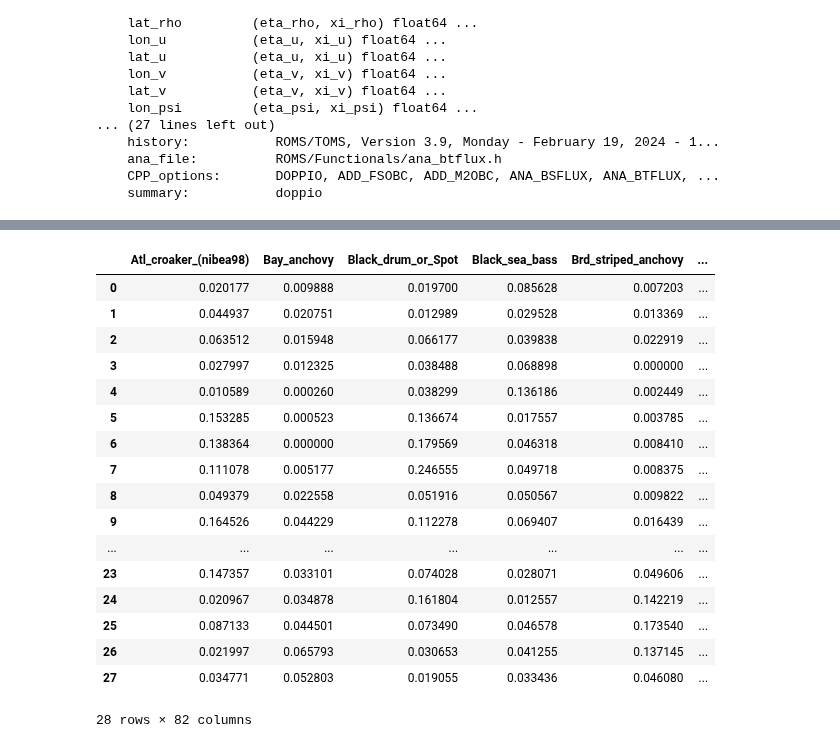
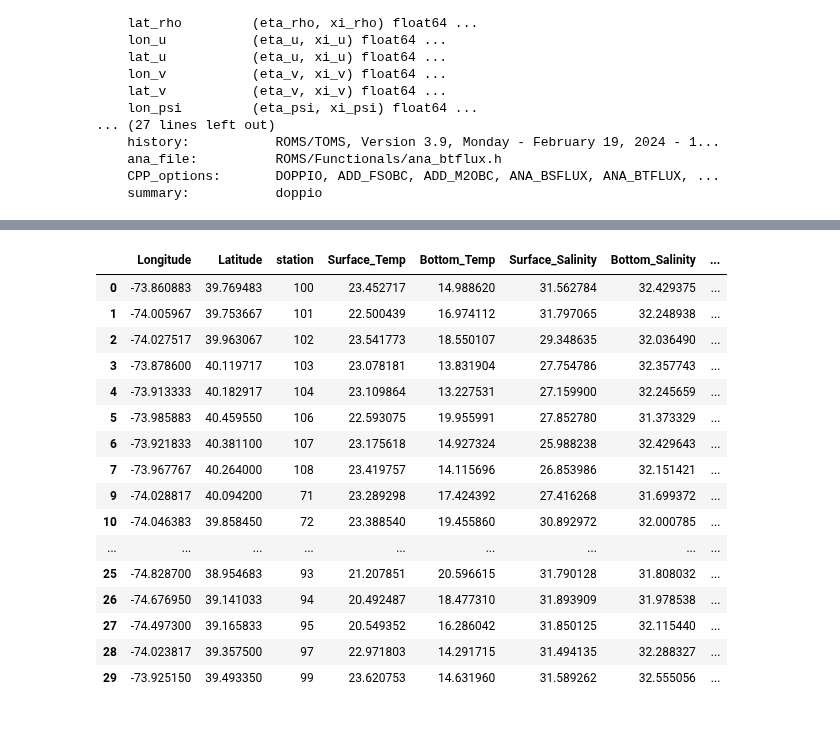
Before and after one commit to henrysun9074/fishics, a Jupyter notebook: models/q2a_seasons.ipynb, the cells around one changed output, grey strips where cells are left out. Saved outputs shown, nothing was run; the diff lists cells and outputs as text; code cells hidden in the pictures.

```diff
--- a/models/q2a_seasons.ipynb
+++ b/models/q2a_seasons.ipynb
@@ -83,10 +105,9 @@ Coordinates:
 # %%
-ds = ds.sel(ocean_time = '2023-06-01', method = 'nearest')
-ds
 
 points_df = pd.read_excel("/Users/henrysun_1/Desktop/Duke/2024-2025/Summer 2024/fishics/data/q2a_sites.xlsx")  # Replace "points.xlsx" with the path to your Excel file
 points_df = points_df[points_df['date'] == '2023-06-01']
 points_df
+
 # Ensure your Excel file has columns named 'Lat', 'Lon', and 'Station'
 points = points_df.to_dict(orient='records')
 
@@ -105,10 +126,10 @@ for point in points:
     ds2 = ds.sel(eta_rho=a, xi_rho=b)
 
     # Extract the required values
-    surface_temp = ds2.temp[:, 0].values[0]
-    bottom_temp = ds2.temp[:, 39].values[0]
-    surface_salt = ds2.salt[:, 0].values[0]
-    bottom_salt = ds2.salt[:, 39].values[0]
+    bottom_temp = ds2.temp[:, 0].values[0]
+    surface_temp = ds2.temp[:, 39].values[0]
+    bottom_salt = ds2.salt[:, 0].values[0]
+    surface_salt = ds2.salt[:, 39].values[0]
 
     # Calculate stratification
     temp_stratification = np.abs(bottom_temp - surface_temp)
@@ -338,10 +361,10 @@ for point in points:
     ds2 = ds.sel(eta_rho=a, xi_rho=b)
 
     # Extract the required values
-    surface_temp = ds2.temp[:, 0].values[0]
-    bottom_temp = ds2.temp[:, 39].values[0]
-    surface_salt = ds2.salt[:, 0].values[0]
-    bottom_salt = ds2.salt[:, 39].values[0]
+    bottom_temp = ds2.temp[:, 0].values[0]
+    surface_temp = ds2.temp[:, 39].values[0]
+    bottom_salt = ds2.salt[:, 0].values[0]
+    surface_salt = ds2.salt[:, 39].values[0]
 
     # Calculate stratification
     temp_stratification = np.abs(bottom_temp - surface_temp)
@@ -352,5 +375,6 @@ for point in points:
 
 df = pd.DataFrame(data, columns=["Longitude", "Latitude", "Station", "Surface_Temp", "Bottom_Temp", "Surface_Salinity", "Bottom_Salinity", "Temp_Stratification", "Salinity_Stratification"])
 df = df.dropna()
-df
+# points_df
+## For some reason, cannot extract doppio values for stations 75 and 109
 # %% [output]
@@ -374,30 +398,30 @@ df
 # %%
 ## Building ML model
 # data_summer
 df = df.rename(columns={"Station": "station", "Temp_Stratification": "temp_strat", "Salinity_Stratification" : 'salt_strat'})
-merged_df = data_summer2.merge(df, on='station', how='inner')
-# merged_df
-fish_asvs = merged_df.iloc[:,11:86]
-# fish_asvs
-ml_df = merged_df.iloc[:,11:] # type: ignore
-ml_df = ml_df.drop(['latavg', 'longavg'], axis=1)
-ml_df
+august_merged_df = data_summer2.merge(df, on='station', how='inner')
+august_merged_df = august_merged_df.drop(['latavg', 'longavg'], axis=1)
+fish_asvs = august_merged_df.iloc[:,11:86]
+ml_df = august_merged_df.iloc[:,11:] # type: ignore
+# ml_df
+# august_merged_df
+# data_summer2
+df
 # %% [output]
-|  | Atl_croaker_(nibea98) | Bay_anchovy | Black_drum_or_Spot | Black_sea_bass | Brd_striped_anchovy | ... |
-| 0 | 0.020177 | 0.009888 | 0.019700 | 0.085628 | 0.007203 | ... |
-| 1 | 0.044937 | 0.020751 | 0.012989 | 0.029528 | 0.013369 | ... |
-| 2 | 0.063512 | 0.015948 | 0.066177 | 0.039838 | 0.022919 | ... |
-| 3 | 0.027997 | 0.012325 | 0.038488 | 0.068898 | 0.000000 | ... |
-| 4 | 0.010589 | 0.000260 | 0.038299 | 0.136186 | 0.002449 | ... |
-| 5 | 0.153285 | 0.000523 | 0.136674 | 0.017557 | 0.003785 | ... |
-| 6 | 0.138364 | 0.000000 | 0.179569 | 0.046318 | 0.008410 | ... |
-| 7 | 0.111078 | 0.005177 | 0.246555 | 0.049718 | 0.008375 | ... |
-| 8 | 0.049379 | 0.022558 | 0.051916 | 0.050567 | 0.009822 | ... |
-| 9 | 0.164526 | 0.044229 | 0.112278 | 0.069407 | 0.016439 | ... |
-| ... | ... | ... | ... | ... | ... | ... |
-| 23 | 0.147357 | 0.033101 | 0.074028 | 0.028071 | 0.049606 | ... |
-| 24 | 0.020967 | 0.034878 | 0.161804 | 0.012557 | 0.142219 | ... |
-| 25 | 0.087133 | 0.044501 | 0.073490 | 0.046578 | 0.173540 | ... |
-| 26 | 0.021997 | 0.065793 | 0.030653 | 0.041255 | 0.137145 | ... |
-| 27 | 0.034771 | 0.052803 | 0.019055 | 0.033436 | 0.046080 | ... |
+|  | Longitude | Latitude | station | Surface_Temp | Bottom_Temp | Surface_Salinity | Bottom_Salinity | ... |
+| 0 | -73.860883 | 39.769483 | 100 | 23.452717 | 14.988620 | 31.562784 | 32.429375 | ... |
+| 1 | -74.005967 | 39.753667 | 101 | 22.500439 | 16.974112 | 31.797065 | 32.248938 | ... |
+| 2 | -74.027517 | 39.963067 | 102 | 23.541773 | 18.550107 | 29.348635 | 32.036490 | ... |
+| 3 | -73.878600 | 40.119717 | 103 | 23.078181 | 13.831904 | 27.754786 | 32.357743 | ... |
+| 4 | -73.913333 | 40.182917 | 104 | 23.109864 | 13.227531 | 27.159900 | 32.245659 | ... |
+| 5 | -73.985883 | 40.459550 | 106 | 22.593075 | 19.955991 | 27.852780 | 31.373329 | ... |
+| 6 | -73.921833 | 40.381100 | 107 | 23.175618 | 14.927324 | 25.988238 | 32.429643 | ... |
+| 7 | -73.967767 | 40.264000 | 108 | 23.419757 | 14.115696 | 26.853986 | 32.151421 | ... |
+| 9 | -74.028817 | 40.094200 | 71 | 23.289298 | 17.424392 | 27.416268 | 31.699372 | ... |
+| 10 | -74.046383 | 39.858450 | 72 | 23.388540 | 19.455860 | 30.892972 | 32.000785 | ... |
+| ... | ... | ... | ... | ... | ... | ... | ... | ... |
+| 25 | -74.828700 | 38.954683 | 93 | 21.207851 | 20.596615 | 31.790128 | 31.808032 | ... |
+| 26 | -74.676950 | 39.141033 | 94 | 20.492487 | 18.477310 | 31.893909 | 31.978538 | ... |
+| 27 | -74.497300 | 39.165833 | 95 | 20.549352 | 16.286042 | 31.850125 | 32.115440 | ... |
+| 28 | -74.023817 | 39.357500 | 97 | 22.971803 | 14.291715 | 31.494135 | 32.288327 | ... |
+| 29 | -73.925150 | 39.493350 | 99 | 23.620753 | 14.631960 | 31.589262 | 32.555056 | ... |
-28 rows × 82 columns
```
Also changed, not shown: parts of 13 cells of this notebook, 4 other files.
